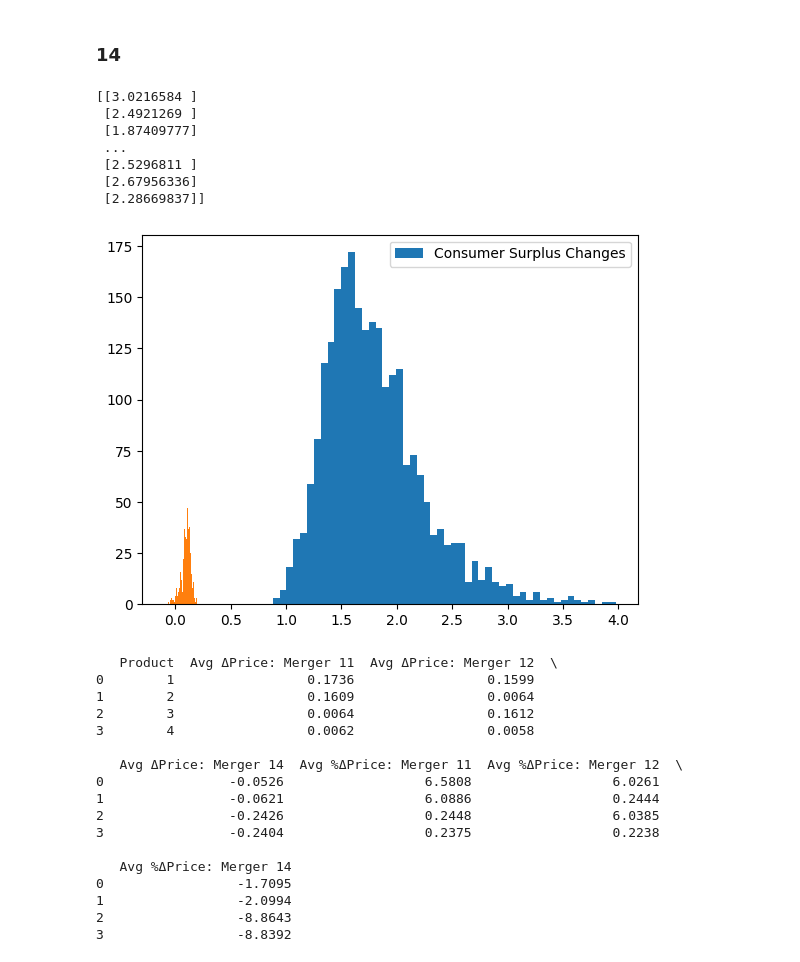
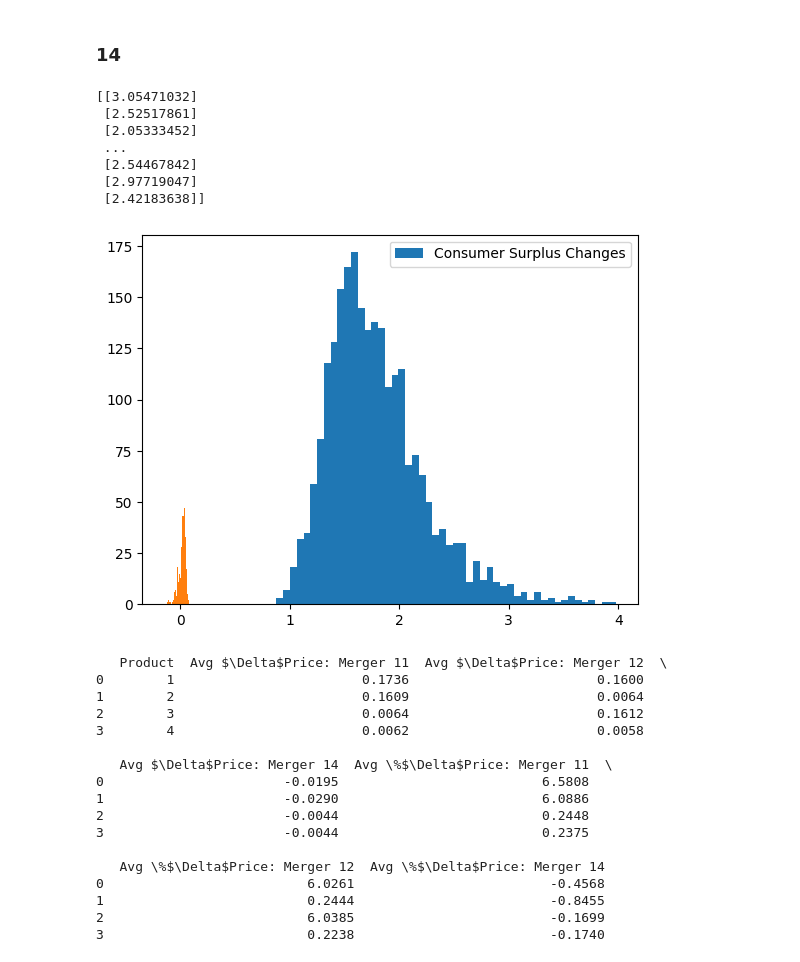
Before and after one commit to Stesperti/Problem_sets_IO, a Jupyter notebook: ps3/ps3_sperti.ipynb, the cells around one changed output. Saved outputs shown, nothing was run; the diff lists cells and outputs as text; code cells hidden in the pictures.

```diff
--- a/ps3/ps3_sperti.ipynb
+++ b/ps3/ps3_sperti.ipynb
@@ -784,6 +850,2 @@ def predict_nested_logit_shares_all_markets(data, iv_res, eps=1e-12):
 # %%
-df_pred = predict_nested_logit_shares_all_markets(df_exercise_6, iv_res)
-
-print(df_pred.head())
-
-df_exercise_7 = df_exercise_7.merge(df_pred, on=["market_ids", "product_ids"], how="left")
+df_pred = compute_nested_logit_elasticities_all_markets(df_exercise_6, iv_res)
@@ -1033,10 +1222,7 @@ df_s = pd.DataFrame(xcol, columns=["supply_instruments0"])  # x excluded from co
 product_data = pd.concat([product_data, df_d, df_s], axis=1)
 
 # Model formulations:
-#  - Utility: intercept + prices + x + satellite  (omit wired to avoid perfect partition)
-#  - One random coefficient on satellite
-#  - Log marginal cost: intercept + w
-X1 = pyblp.Formulation("1 + prices + x + satellite ")
+X1 = pyblp.Formulation("prices + x + satellite ")
 X2 = pyblp.Formulation("0 + satellite ")
 X3 = pyblp.Formulation("1 + w")
 
@@ -1449,32 +1530,34 @@ final_table.to_latex(
 ### 14
 # %%
 product_data_14 = product_data.copy()
-
-plt.hist(costs, bins=50);
+merged_costs = costs.copy()
+plt.hist(merged_costs, bins=50);
 plt.legend(["Marginal Costs"]);
 product_data_14['merger_ids'] = product_data_14['firm_ids'].replace(2, 1)
 
+merged_costs[product_data_14.merger_ids== 1]= 0.85*merged_costs[product_data_14.merger_ids== 1]
+
 changed_prices_14 = res_joint.compute_prices(
     firm_ids=product_data_14['merger_ids'],
-    costs=costs * 0.85
+    costs=merged_costs
 )
 print(changed_prices_14)
 
 changed_shares = res_joint.compute_shares(changed_prices_14)
 
 
 changed_cs = res_joint.compute_consumer_surpluses(changed_prices_14)
 plt.hist(changed_cs - cs, bins=50);
 plt.legend(["Consumer Surplus Changes"]);
 # %% [output]
-[[3.0216584 ]
- [2.4921269 ]
- [1.87409777]
+[[3.05471032]
+ [2.52517861]
+ [2.05333452]
  ...
- [2.5296811 ]
- [2.67956336]
- [2.28669837]]
+ [2.54467842]
+ [2.97719047]
+ [2.42183638]]
-[figure, old version]
+[figure, new version]
 # %%
 delta_14 = changed_prices_14 - base_prices  # price change after merger 14
 
@@ -1496,9 +1579,9 @@ avg_changes = df_compare_14.groupby('product_id')[['delta_price_11','delta_price
 
 # Rename columns for clarity in the table
 avg_changes = avg_changes.rename(columns={
-    'delta_price_11': 'Avg ΔPrice: Merger 11',
-    'delta_price_12': 'Avg ΔPrice: Merger 12',
-    'delta_price_14': 'Avg ΔPrice: Merger 14'
+    'delta_price_11': 'Avg $\\Delta$Price: Merger 11',
+    'delta_price_12': 'Avg $\\Delta$Price: Merger 12',
+    'delta_price_14': 'Avg $\\Delta$Price: Merger 14'
 })
 
 # Optional: add % changes too (across markets, average of %Δp)
@@ -1508,9 +1591,9 @@ df_compare_14['pct_delta_14'] = delta_14 / base_prices * 100.0
 avg_pct_changes = df_compare_14.groupby('product_id')[['pct_delta_11','pct_delta_12','pct_delta_14']].mean()
 
 avg_pct_changes = avg_pct_changes.rename(columns={
-    'pct_delta_11': 'Avg %ΔPrice: Merger 11',
-    'pct_delta_12': 'Avg %ΔPrice: Merger 12',
-    'pct_delta_14': 'Avg %ΔPrice: Merger 14'
+    'pct_delta_11': 'Avg \\%$\\Delta$Price: Merger 11',
+    'pct_delta_12': 'Avg \\%$\\Delta$Price: Merger 12',
+    'pct_delta_14': 'Avg \\%$\\Delta$Price: Merger 14'
 })
 
 # Final table: merge levels and round
@@ -1534,23 +1617,23 @@ final_table.to_latex(
     label="tab:exercise_14"
 )
 # %% [output]
-   Product  Avg ΔPrice: Merger 11  Avg ΔPrice: Merger 12  \
-0        1                 0.1736                 0.1599
-1        2                 0.1609                 0.0064
-2        3                 0.0064                 0.1612
-3        4                 0.0062                 0.0058
+   Product  Avg $\Delta$Price: Merger 11  Avg $\Delta$Price: Merger 12  \
+0        1                        0.1736                        0.1600
+1        2                        0.1609                        0.0064
+2        3                        0.0064                        0.1612
+3        4                        0.0062                        0.0058
 
-   Avg ΔPrice: Merger 14  Avg %ΔPrice: Merger 11  Avg %ΔPrice: Merger 12  \
-0                -0.0526                  6.5808                  6.0261
-1                -0.0621                  6.0886                  0.2444
-2                -0.2426                  0.2448                  6.0385
-3                -0.2404                  0.2375                  0.2238
+   Avg $\Delta$Price: Merger 14  Avg \%$\Delta$Price: Merger 11  \
+0                       -0.0195                          6.5808
+1                       -0.0290                          6.0886
+2                       -0.0044                          0.2448
+3                       -0.0044                          0.2375
 
-   Avg %ΔPrice: Merger 14
-0                 -1.7095
-1                 -2.0994
-2                 -8.8643
-3                 -8.8392
+   Avg \%$\Delta$Price: Merger 12  Avg \%$\Delta$Price: Merger 14
+0                          6.0261                         -0.4568
+1                          0.2444                         -0.8455
+2                          6.0385                         -0.1699
+3                          0.2238                         -0.1740
 # %%
 profits = res_joint.compute_profits(costs=costs)
 cs = res_joint.compute_consumer_surpluses()
```
Also changed, not shown: parts of 26 cells of this notebook, 11 other files.
